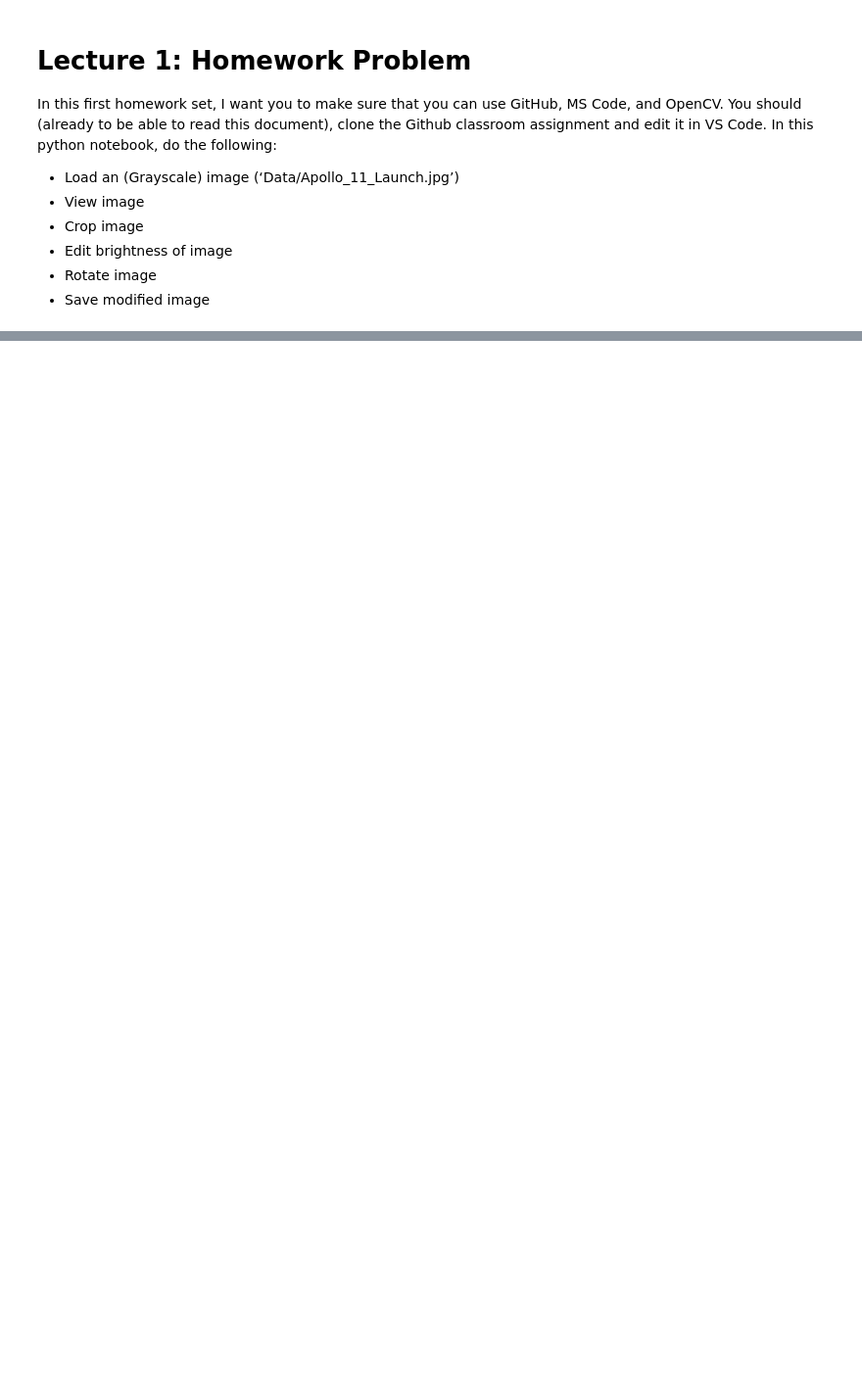
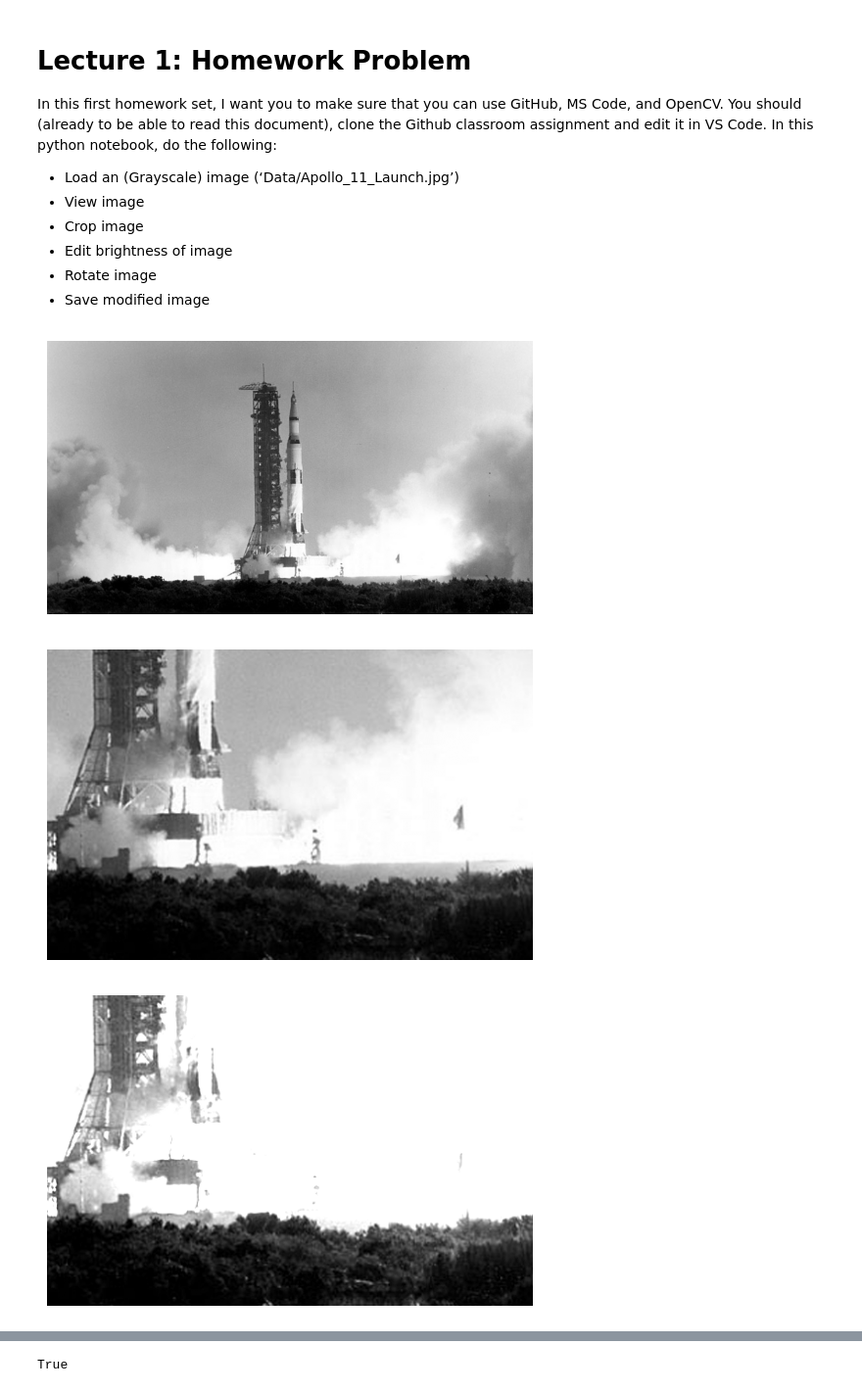
Before and after one commit to SSOE-ECE1390/verifying-setup-OliverKettleson, a Jupyter notebook: Homework_0.ipynb, the cells around one changed output, grey strips where cells are left out. Shown at 98% size. Drawn from its saved outputs; the diff is of its cells as text; code cells hidden in the pictures; blank space fills up the shorter version.

```diff
--- a/Homework_0.ipynb
+++ b/Homework_0.ipynb
@@ -13,37 +13,40 @@ You should (already to be able to read this document), clone the Github classroo
 # %%
 import cv2
 import os
 import numpy as np
 
 import matplotlib.pyplot as plt     #Issue here
 
 #Load in image
 Apollo11 = cv2.imread(os.path.relpath('Data/Apollo_11_Launch.jpg'), cv2.IMREAD_GRAYSCALE)
 
 #Display Image
 plt.imshow(Apollo11, cmap='gray')
 plt.axis('off')
 plt.show()
 
 #Crop and View
-cropped_apollo = Apollo11[200:400, 300:600]
+cropped_apollo = Apollo11[400:800, 500:1000]
 plt.imshow(cropped_apollo, cmap='gray')
 plt.axis('off')
 plt.show()
 
 #Edit Brightness and View
-matrix = np.ones(cropped_apollo.shape, dtype="uint8") * 50
-plt.imshow(cropped_apollo, cmap='gray')
+matrix = np.ones(cropped_apollo.shape, dtype="uint8") * 100
+new_apollo = cv2.add(cropped_apollo, matrix)
+plt.imshow(new_apollo, cmap='gray')
 plt.axis('off')
 plt.show()
 
 #Rotate Image and View
-new_apollo = cv2.add(cropped_apollo, matrix)
-new_apollo_Vert = cv2.flip(new_apollo, 1)
-plt.imshow(cropped_apollo, cmap='gray')
+new_apollo_cw = cv2.rotate(new_apollo, cv2.ROTATE_90_CLOCKWISE)
+plt.imshow(new_apollo_cw, cmap='gray')
 plt.axis('off')
 plt.show()
 
 #Save file
-cv2.imwrite("cathedral_image_(RBG).png", new_apollo_Vert)
-os.remove("cathedral_image_(RBG).png")
+cv2.imwrite("Apollo11_Final.png", new_apollo_cw)
+# %% [output]
+[figure, added]
+[figure, added]
+[figure, added]
@@ -49,0 +54 @@ os.remove("cathedral_image_(RBG).png")
+True
```
Also changed, not shown: parts of 1 cell of this notebook, 1 other file.
